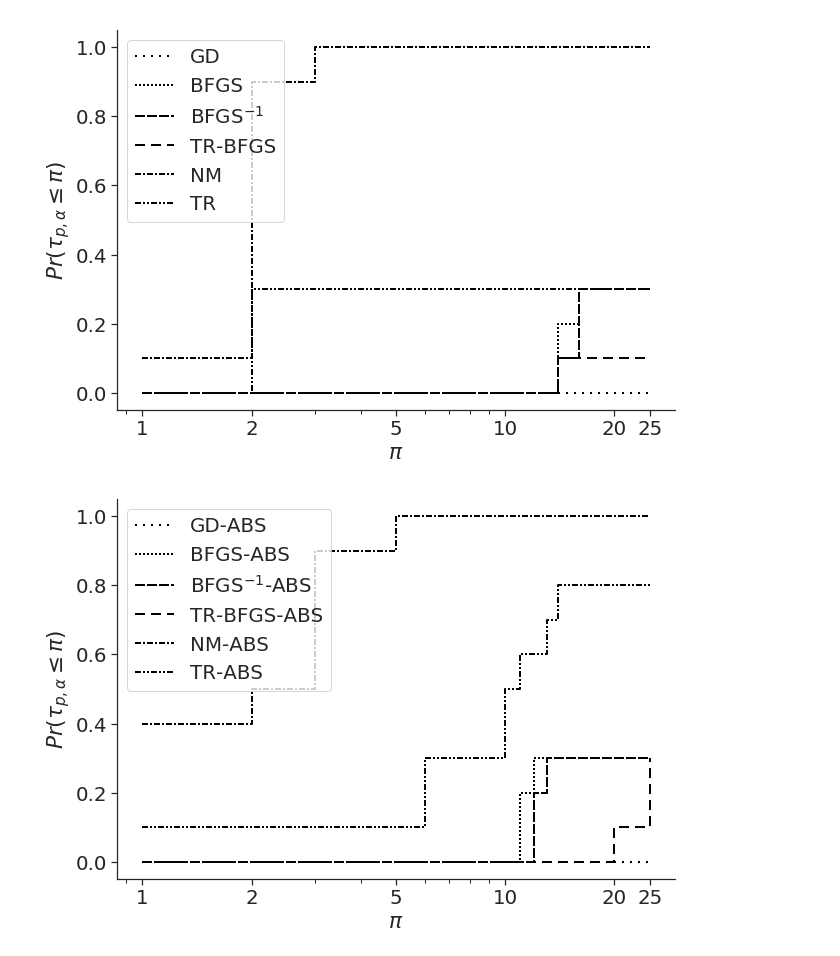
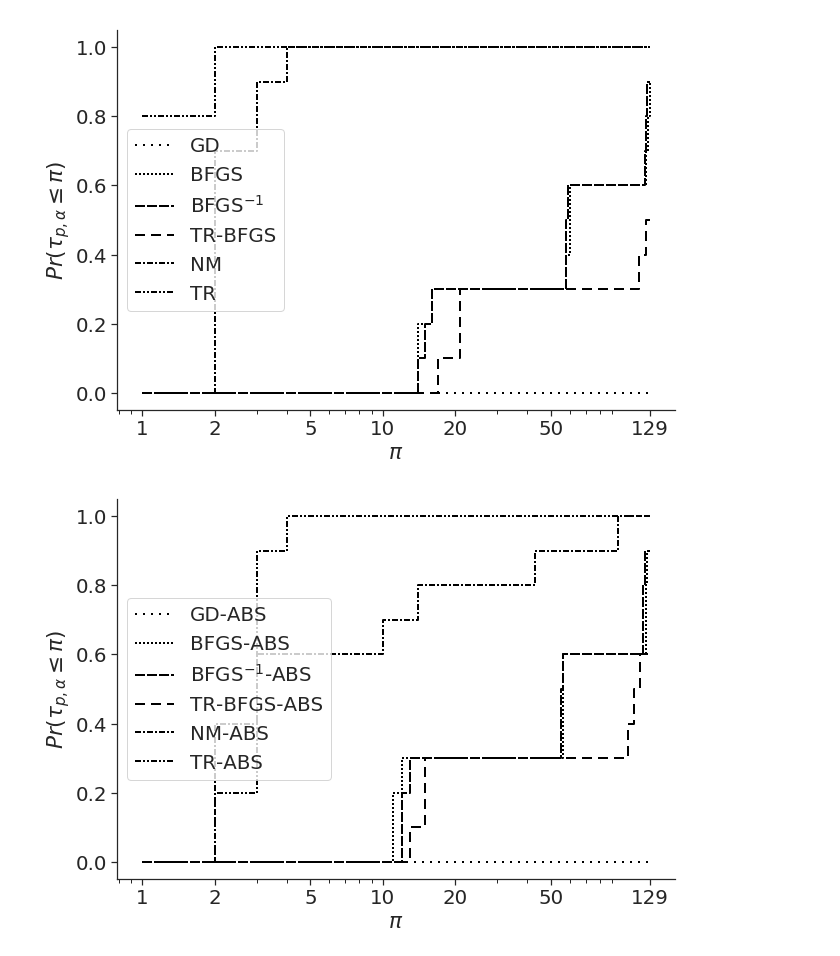
Before and after one commit to glederrey/HAMABS, a Jupyter notebook: code/notebooks/Performance_Profile.ipynb, the cells around one changed output. Saved outputs shown, nothing was run; the diff lists cells and outputs as text; code cells hidden in the pictures.

```diff
--- a/code/notebooks/Performance_Profile.ipynb
+++ b/code/notebooks/Performance_Profile.ipynb
@@ -137,6 +137,8 @@ styles = {
         'color': 'black'
     },
 }
+# %%
+max_epochs = 1000
 # %%
 n_models = len(models)
 
@@ -147,7 +149,7 @@ for j, mod in enumerate(models):
         with open(server_folder + mod + '/results/' + comb + '.json', 'r') as infile:
             data = json.load(infile)
 
-        if np.mean(data['epochs']) >= 200:
+        if np.mean(data['epochs']) >= max_epochs:
             res[i,j] = np.inf
         else:
             res[i,j] = np.mean(data['time'])
@@ -158,6 +160,8 @@ for k in range(n_models):
     res[:,k] = res[:,k]/min_col[k]
 
 res[res == np.inf] = 0
+
+print(res)
 
 r_max = int(np.ceil(np.max(res)))
 
@@ -263,7 +267,7 @@ for (g, name) in zip(groups, groups_name):
     plt.xlabel('$\pi$')
     plt.ylabel('$Pr(\\tau_{p,\\alpha} \leq \pi)$')
     plt.xscale("log")
-    plt.xticks([1, 2, 5, 10, 20, 50, r_max], [1, 2, 5, 10, 20, '' ,r_max])
+    plt.xticks([1, 2, 5, 10, 20, 50, r_max], [1, 2, 5, 10, 20, 50,r_max])
 
     plt.savefig(figure_folder + 'png/perf_profile_' + name + '.png', bbox_inches='tight')
     plt.savefig(figure_folder + 'pdf/perf_profile_' + name + '.pdf', bbox_inches='tight')
@@ -281,7 +285,7 @@ for j, mod in enumerate(models):
         with open(server_folder + mod + '/results/' + comb + '.json', 'r') as infile:
             data = json.load(infile)
 
-        if np.mean(data['epochs']) >= 200:
+        if np.mean(data['epochs']) >= max_epochs:
             res[i,j] = np.inf
         else:
             res[i,j] = np.mean(data['epochs'])
@@ -378,33 +372,33 @@ for (g, name) in zip(groups, groups_name):
         "font.serif": ['Helvetica'],
     })
     sns.set_style("ticks", {"xtick.major.size": 4,
                             "ytick.major.size": 4})
 
     ax = plt.subplot(111)
     ax.spines['right'].set_visible(False)
     ax.spines['top'].set_visible(False)
 
 
     for i, c in enumerate(combinations):
 
         if c in g:
             label = comb_to_str[c]
 
             p = plt.step(points, perf[i,:], where='post', linewidth=2,
                          color='black', label=label)
 
             for pp in p:
                 pp.set_linestyle(styles[c]['line'])
 
     #plt.legend(bbox_to_anchor=(1.04,0.5), loc="center left", borderaxespad=0)
     plt.legend()
     plt.xlabel('$\pi$')
     plt.ylabel('$Pr(\\tau_{p,\\alpha} \leq \pi)$')
     plt.xscale("log")
-    plt.xticks([1, 2, 5, 10, 20, r_max], [1, 2, 5, 10, 20, r_max])
+    plt.xticks([1, 2, 5, 10, 20, 50, r_max], [1, 2, 5, 10, 20, 50, r_max])
 
     plt.savefig(figure_folder + 'png/perf_profile_' + name + '_epochs.png', bbox_inches='tight')
     plt.savefig(figure_folder + 'pdf/perf_profile_' + name + '_epochs.pdf', bbox_inches='tight')
 # %% [output]
-[figure, old version]
+[figure, new version]
-[figure, old version]
+[figure, new version]
```
Also changed, not shown: parts of 7 cells of this notebook, 58 other files.
